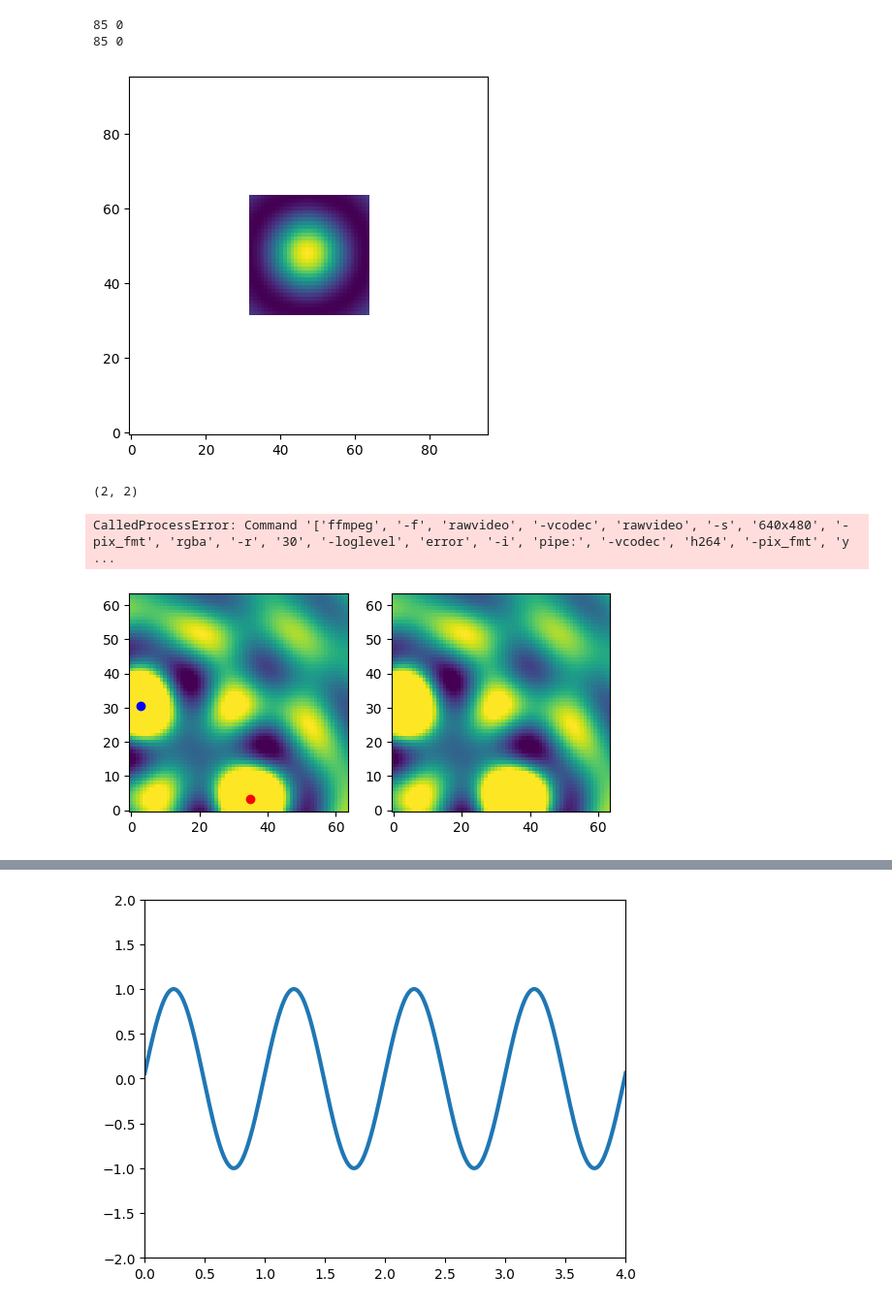
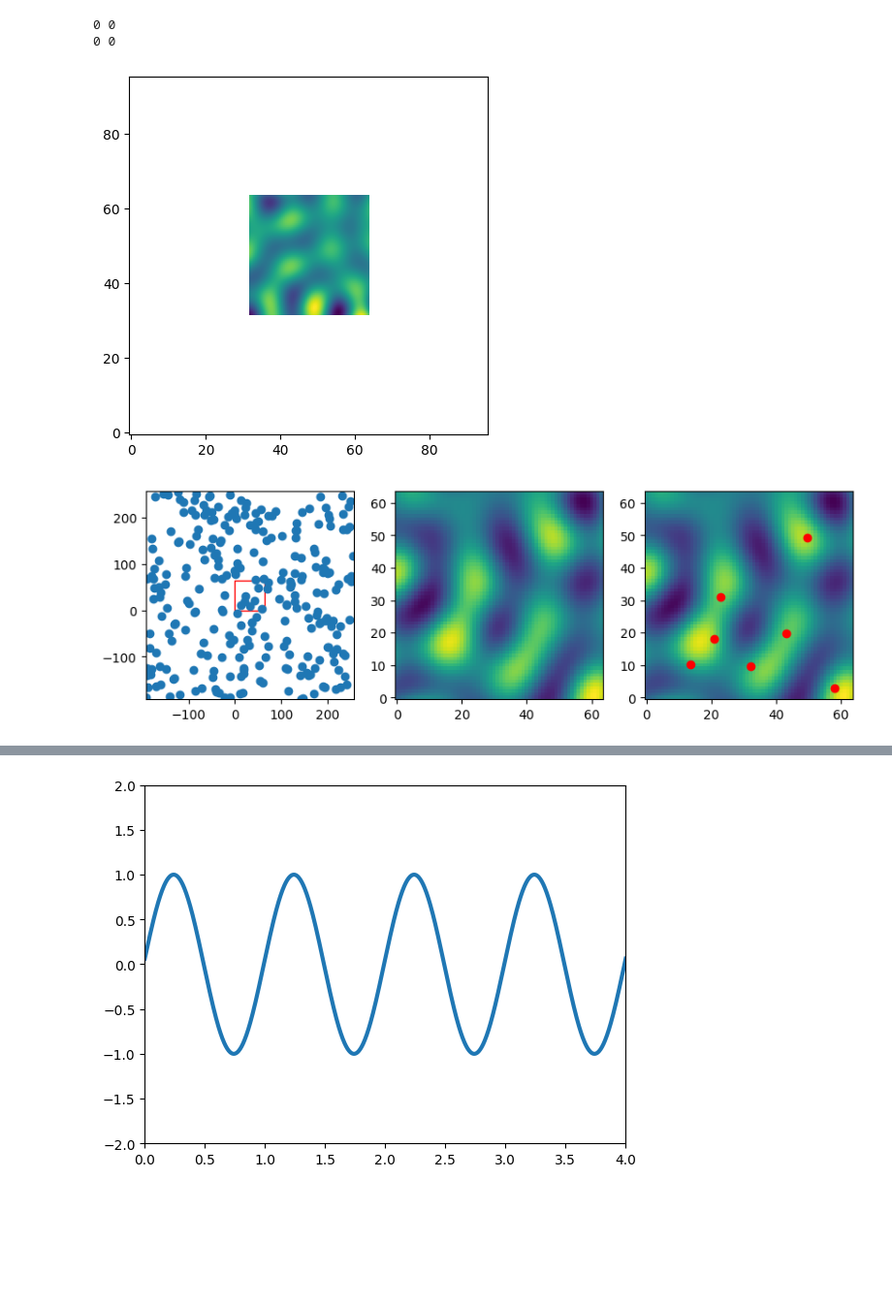
Before and after one commit to luzny274/DeepLearning_iSCAT, a Jupyter notebook: Convolution_Benchmark/Visualizations.ipynb, the cells around one changed output, grey strips where cells are left out. Shown at 97% size. Saved outputs shown, nothing was run; the diff lists cells and outputs as text; code cells hidden in the pictures; blank space fills up the shorter version.

```diff
--- a/Convolution_Benchmark/Visualizations.ipynb
+++ b/Convolution_Benchmark/Visualizations.ipynb
@@ -41,8 +41,8 @@ Sample width:  480
 
 FOV_edge = sample_size_px / 2 - camera_fov_px / 2
 
-# sample_count = 1000
-sample_count = 1
+sample_count = 100
+#sample_count = 1
 
 
 def GenParticlePositions(D : float, particle_count : int, step_count : int, loop : bool):
@@ -82,9 +81,9 @@ particle_count = exParticle_count * sample_count
 ##Normal mode
 poss = GenParticlePositions(exD, particle_count, steps, True)
 
-#One particle going out of and into FOV
-poss[:, 0, 1] = 15
-poss[:, 0, 0] = np.array(range(steps)) / steps * 96 - 32
+# #One particle going out of and into FOV
+# poss[:, 0, 1] = 15
+# poss[:, 0, 0] = np.array(range(steps)) / steps * 96 - 32
 
 ##Two particles scratching each other
 # particle0_dir = np.array([0, 1.5]) * 64 / steps
@@ -120,7 +119,7 @@ poss[:, 0, 0] = np.array(range(steps)) / steps * 96 - 32
 # print(last_mean_x, last_mean_y)
 # print(poss[:, -1, :])
 
-##Remove NPs in FOV
+# #Remove NPs in FOV
 # xc_in_sight = (poss[:, :, 0] > 0) & (poss[:, :, 0] < camera_fov_px)
 # yc_in_sight = (poss[:, :, 1] > 0) & (poss[:, :, 1] < camera_fov_px)
 # pt_in_sight = xc_in_sight & yc_in_sight
@@ -217,63 +213,68 @@ imgs = samples[0]
 plt.imshow(imgs[step, :, :], extent = (-0.5 + 32, 64-0.5, 64-0.5,32 -0.5))
 plt.axis([-0.5, 96-0.5, -0.5, 96-0.5])
 plt.show()
+
+
+plt.rcParams['figure.figsize'] = [10, 5]
 # %% [output]
-85 0
-85 0
+0 0
+0 0
-[figure, old version]
+[figure, new version]
 # %%
-#Last particle highlighted
+
 import matplotlib.animation as animation
 
 sample_cur = 0
 sample_inds = np.insert(np.cumsum(sample_sizes), 0, 0)
 step = 0
 
 fig = plt.figure()
-imgs = samples[sample_cur]
-
-plt.subplot(1, 2, 1)
-im1 = plt.imshow(imgs[step, :, :], animated=True)
-plt.axis([-0.5, camera_fov_px-0.5, -0.5, camera_fov_px-0.5])
-
-
 begin = sample_inds[sample_cur]
 end = begin + sample_sizes[sample_cur]
 
 x = poss[step, begin:end, 1]
 y = poss[step, begin:end, 0]
-scat1 = plt.scatter(x[-1:],y[-1:], c="red")
-scat2 = plt.scatter(x[:-1],y[:-1], c="blue")
 
-plt.subplot(1, 2, 2)
-im2 = plt.imshow(imgs[step, :, :], animated=True)
+plt.subplot(1, 3, 1)
+plt.axis([-FOV_edge, sample_size_px-FOV_edge, -FOV_edge, sample_size_px-FOV_edge])
+plt.gca().add_patch(Rectangle((0, 0), camera_fov_px, camera_fov_px, edgecolor = 'red', fill=False))
+plt.gca().set_aspect('equal', adjustable='box')
+scat1 = plt.scatter(x,y)
+
+imgs = samples[sample_cur]
+plt.subplot(1, 3, 2)
+im1 = plt.imshow(imgs[step, :, :])
 plt.axis([-0.5, camera_fov_px-0.5, -0.5, camera_fov_px-0.5])
 
-print(np.array([x, y]).T.shape)
+plt.subplot(1, 3, 3)
+im2 = plt.imshow(imgs[step, :, :])
+plt.axis([-0.5, camera_fov_px-0.5, -0.5, camera_fov_px-0.5])
+
+scat2 = plt.scatter(x,y, c="red")
+plt.show()
 
 def updatefig(args):
     global step
     step += 1
     step %= steps
     im1.set_array(imgs[step, :, :])
     im2.set_array(imgs[step, :, :])
 
-
     begin = sample_inds[sample_cur]
     end = begin + sample_sizes[sample_cur]
 
     x = poss[step, begin:end, 1]
     y = poss[step, begin:end, 0]
-    scat1.set_offsets(np.array([x[-1:],y[-1:]]).T)
-    scat2.set_offsets(np.array([x[:-1],y[:-1]]).T)
-    return im1, scat1, scat2, im2
+
+    scat1.set_offsets(np.array([x, y]).T)
+    scat2.set_offsets(np.array([x, y]).T)
+
+    return im1, im2, scat1, scat2
 
 anim = animation.FuncAnimation(fig, updatefig, interval=100, blit=True, repeat = True, frames = steps)
-anim.save('visualizations/moreintenseNP.mp4', writer = 'ffmpeg', fps = 30)
+anim.save('visualizations/example.mp4', writer = 'ffmpeg', fps = 20)
 # %% [output]
-(2, 2)
-CalledProcessError: Command '['ffmpeg', '-f', 'rawvideo', '-vcodec', 'rawvideo', '-s', '640x480', '-pix_fmt', 'rgba', '-r', '30', '-loglevel', 'error', '-i', 'pipe:', '-vcodec', 'h264', '-pix_fmt', 'y ...
-[figure, old version]
+[figure, new version]
 # %%
 
 import matplotlib.animation as animation
```
Also changed, not shown: parts of 7 cells of this notebook, 1 other file.
